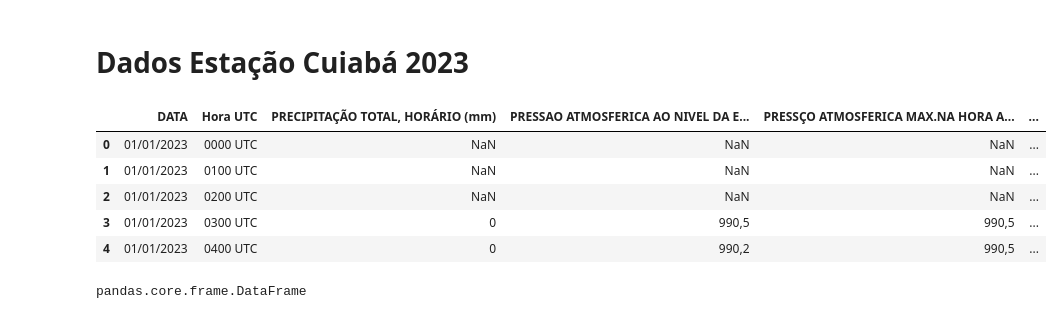
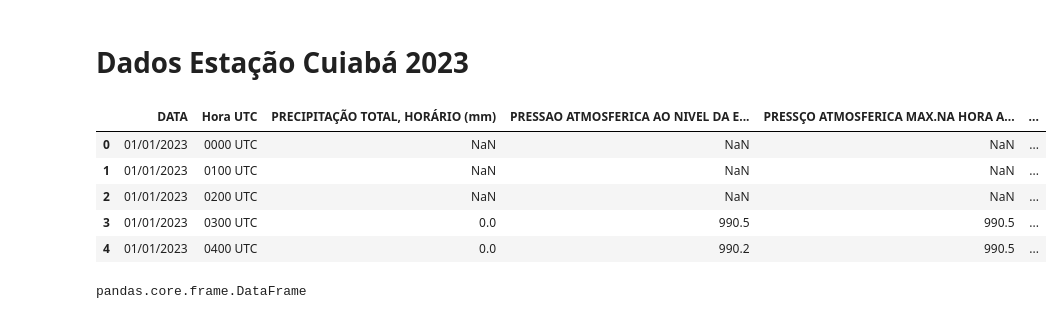
Before and after one commit to TrilhaPython/IP-P007, a Jupyter notebook: IP-P007.ipynb, the cells around one changed output. Cells and saved outputs as stored; diff of their text form; code cells hidden in the pictures.

```diff
--- a/IP-P007.ipynb
+++ b/IP-P007.ipynb
@@ -40,17 +40,17 @@ dataframe2013.head()
 # %%
 # Carregar o arquivo csv
 
-dataframe2023 = pd.read_csv('./datasets/INMET_CO_MT_A901_CUIABA_01-01-2023_A_31-12-2023.CSV', sep=';', encoding='ISO-8859-1')
+dataframe2023 = pd.read_csv('./datasets/INMET_CO_MT_A901_CUIABA_01-01-2023_A_31-12-2023.CSV', sep=';', encoding='ISO-8859-1', decimal = ',')
 
 # Exibe os primeiros registros do dataframe
 dataframe2023.head()
 # %% [output]
 |  | DATA | Hora UTC | PRECIPITAÇÃO TOTAL, HORÁRIO (mm) | PRESSAO ATMOSFERICA AO NIVEL DA E... | PRESSÇO ATMOSFERICA MAX.NA HORA A... | ... |
 | 0 | 01/01/2023 | 0000 UTC | NaN | NaN | NaN | ... |
 | 1 | 01/01/2023 | 0100 UTC | NaN | NaN | NaN | ... |
 | 2 | 01/01/2023 | 0200 UTC | NaN | NaN | NaN | ... |
-| 3 | 01/01/2023 | 0300 UTC | 0 | 990,5 | 990,5 | ... |
-| 4 | 01/01/2023 | 0400 UTC | 0 | 990,2 | 990,5 | ... |
+| 3 | 01/01/2023 | 0300 UTC | 0.0 | 990.5 | 990.5 | ... |
+| 4 | 01/01/2023 | 0400 UTC | 0.0 | 990.2 | 990.5 | ... |
 # %%
 type(dataframe2003)
 # %% [output]
```
Also changed, not shown: parts of 5 cells of this notebook.
